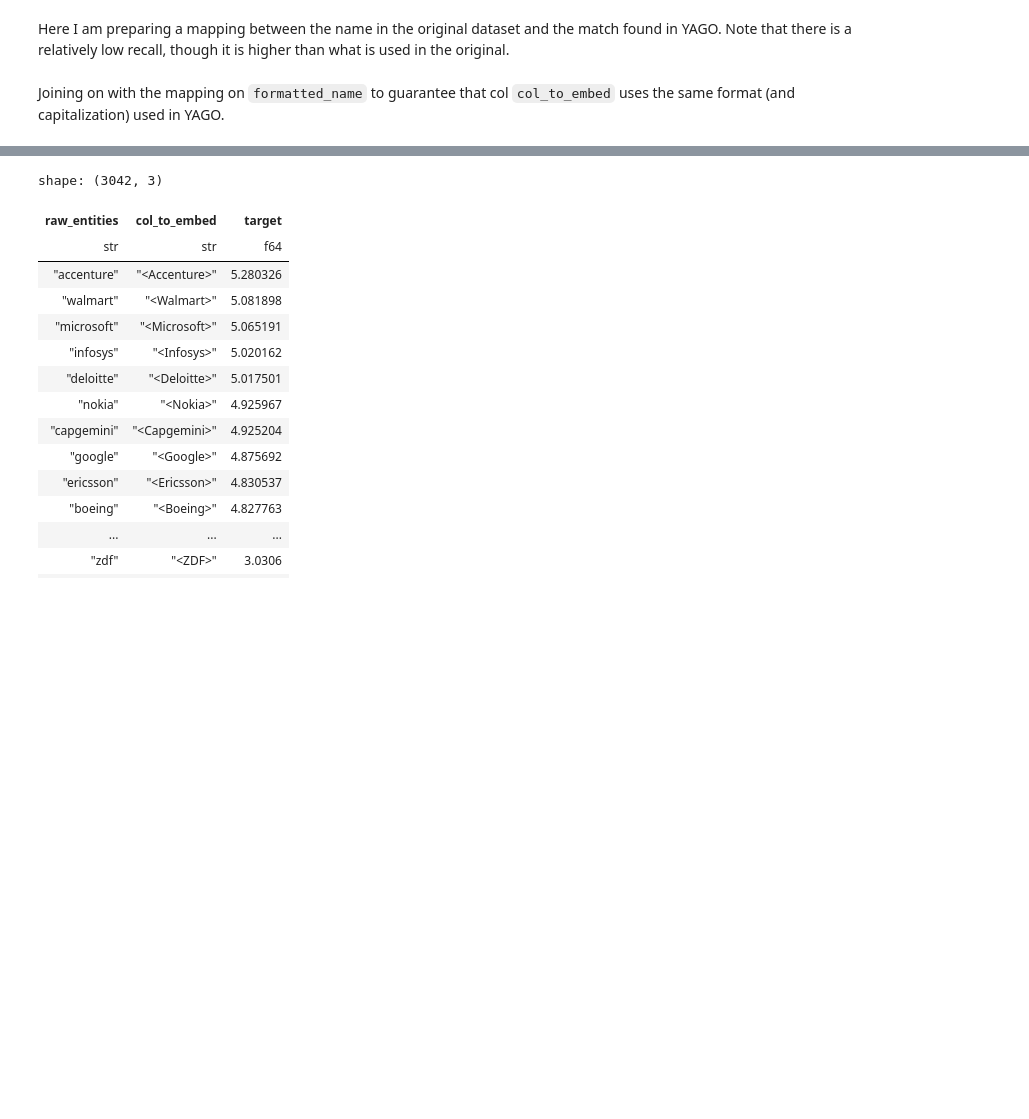
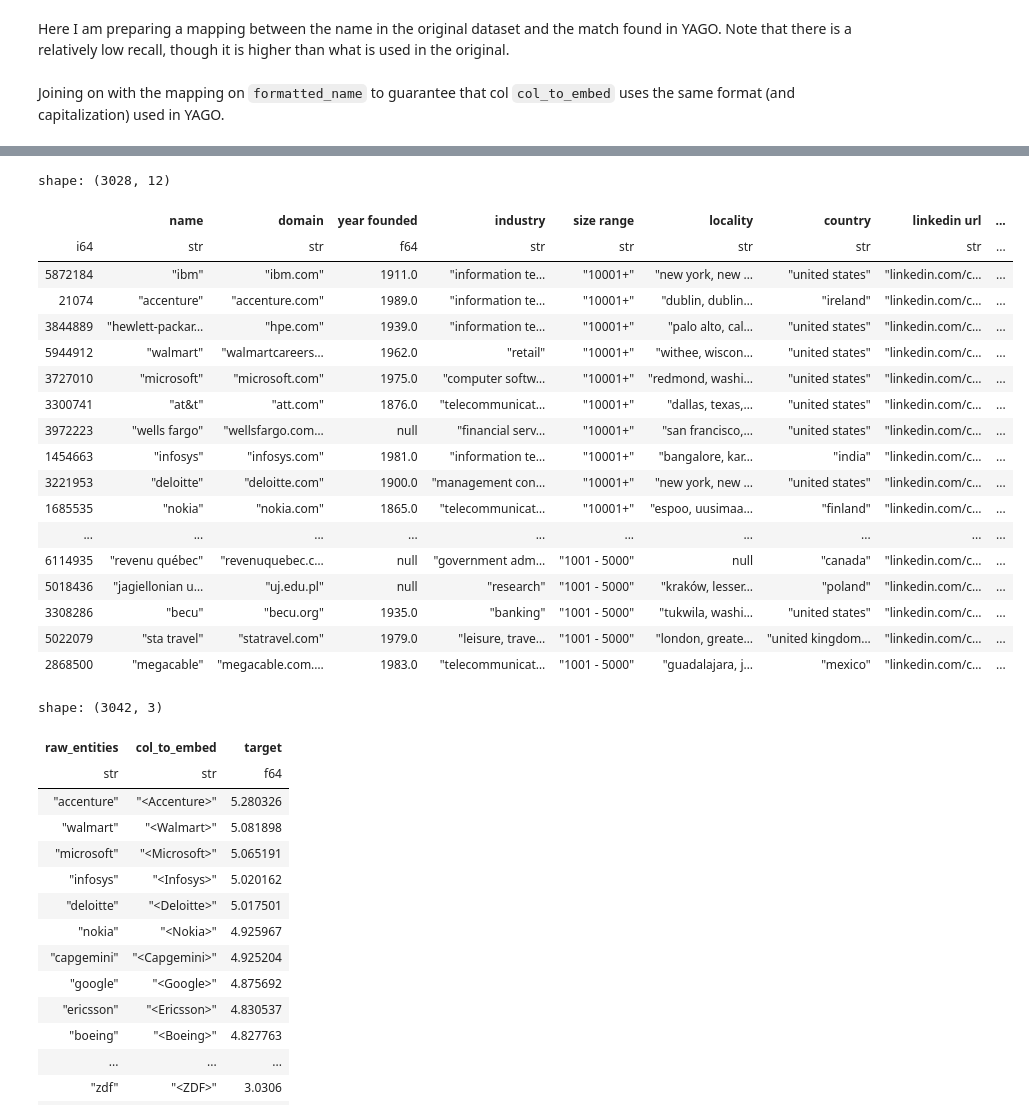
Before and after one commit to rcap107/YADL, a Jupyter notebook: notebooks/Eval KEN datasets.ipynb, the cells around one changed output, grey strips where cells are left out. Saved outputs shown, nothing was run; the diff lists cells and outputs as text; code cells hidden in the pictures; blank space fills up the shorter version.

```diff
--- a/notebooks/Eval KEN datasets.ipynb
+++ b/notebooks/Eval KEN datasets.ipynb
@@ -248,0 +265,22 @@ shape: (3033, 3)
+# %%
+df_filtered
+# %% [output]
+shape: (3028, 12)
+|  | name | domain | year founded | industry | size range | locality | country | linkedin url | ... |
+| i64 | str | str | f64 | str | str | str | str | str | ... |
+| 5872184 | "ibm" | "ibm.com" | 1911.0 | "information te… | "10001+" | "new york, new … | "united states" | "linkedin.com/c… | ... |
+| 21074 | "accenture" | "accenture.com" | 1989.0 | "information te… | "10001+" | "dublin, dublin… | "ireland" | "linkedin.com/c… | ... |
+| 3844889 | "hewlett-packar… | "hpe.com" | 1939.0 | "information te… | "10001+" | "palo alto, cal… | "united states" | "linkedin.com/c… | ... |
+| 5944912 | "walmart" | "walmartcareers… | 1962.0 | "retail" | "10001+" | "withee, wiscon… | "united states" | "linkedin.com/c… | ... |
+| 3727010 | "microsoft" | "microsoft.com" | 1975.0 | "computer softw… | "10001+" | "redmond, washi… | "united states" | "linkedin.com/c… | ... |
+| 3300741 | "at&t" | "att.com" | 1876.0 | "telecommunicat… | "10001+" | "dallas, texas,… | "united states" | "linkedin.com/c… | ... |
+| 3972223 | "wells fargo" | "wellsfargo.com… | null | "financial serv… | "10001+" | "san francisco,… | "united states" | "linkedin.com/c… | ... |
+| 1454663 | "infosys" | "infosys.com" | 1981.0 | "information te… | "10001+" | "bangalore, kar… | "india" | "linkedin.com/c… | ... |
+| 3221953 | "deloitte" | "deloitte.com" | 1900.0 | "management con… | "10001+" | "new york, new … | "united states" | "linkedin.com/c… | ... |
+| 1685535 | "nokia" | "nokia.com" | 1865.0 | "telecommunicat… | "10001+" | "espoo, uusimaa… | "finland" | "linkedin.com/c… | ... |
+| ... | ... | ... | ... | ... | ... | ... | ... | ... | ... |
+| 6114935 | "revenu québec" | "revenuquebec.c… | null | "government adm… | "1001 - 5000" | null | "canada" | "linkedin.com/c… | ... |
+| 5018436 | "jagiellonian u… | "uj.edu.pl" | null | "research" | "1001 - 5000" | "kraków, lesser… | "poland" | "linkedin.com/c… | ... |
+| 3308286 | "becu" | "becu.org" | 1935.0 | "banking" | "1001 - 5000" | "tukwila, washi… | "united states" | "linkedin.com/c… | ... |
+| 5022079 | "sta travel" | "statravel.com" | 1979.0 | "leisure, trave… | "1001 - 5000" | "london, greate… | "united kingdom… | "linkedin.com/c… | ... |
+| 2868500 | "megacable" | "megacable.com.… | 1983.0 | "telecommunicat… | "1001 - 5000" | "guadalajara, j… | "mexico" | "linkedin.com/c… | ... |
```
Also changed, not shown: parts of 15 cells of this notebook, 2 other files.
